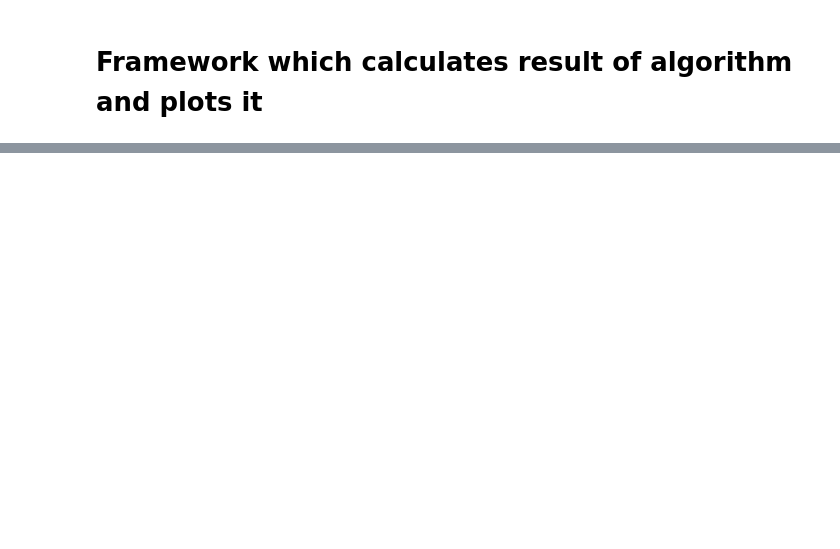
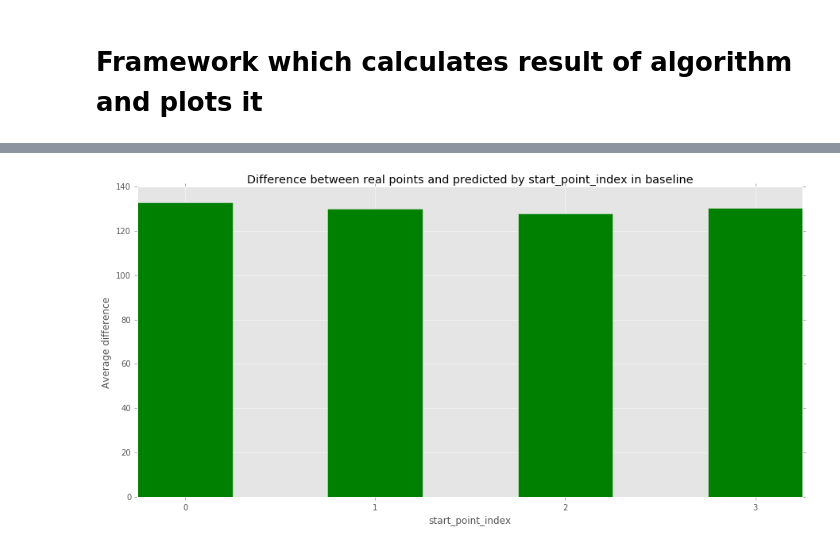
Before and after one commit to avgaydashenko/cuddly-robot, a Jupyter notebook: framework.ipynb, the cells around one changed output, grey strips where cells are left out. Drawn from its saved outputs; the diff is of its cells as text; code cells hidden in the pictures; blank space fills up the shorter version.

Commit message:
framework with old algorithms

```diff
--- a/framework.ipynb
+++ b/framework.ipynb
@@ -55,14 +55,14 @@ def framework(function, test_results, parameter_name, list_of_values, **other_pa
     result = []
 
     for i, value in enumerate(list_of_values):
-        print("{cur}/{num}: {time}".format(cur=i, num=len(list_of_values), time=strftime("%Y-%m-%d %H:%M:%S", localtime())))
+        print("{cur}/{num}: {time}".format(cur=i+1, num=len(list_of_values), time=strftime("%Y-%m-%d %H:%M:%S", localtime())))
         other_parameters[parameter_name] = value
         predicted_results = function(**other_parameters)
         np.save(log_file_name + str(value), predicted_results)
         result.append(distance(test_results, predicted_results))
 
     ind = list_of_values
-    width = 4
+    width = (list_of_values[1] - list_of_values[0]) / 2
     result_bar = plt.bar(ind, result, width, color='g')
 
     plt.ylabel('Average difference')
@@ -83,3 +83,27 @@ test_data = test_data[:5]
 
 train_results = train_data[5:10]
 train_data = train_data[:5]
+# %%
+def baseline(dataframe, start_point_index=0, number_of_points_to_return=5):
+    error_template = "Start point index should be less than last point. Start point index: {st}, last point index: {end}"
+    assert (start_point_index < len(dataframe) - 1), error_template.format(st=start_point_index, end=len(dataframe) - 1)
+
+    start_point = np.array(dataframe)[start_point_index]
+    last_but_one_point = np.array(dataframe)[-2]
+    end_point = np.array(dataframe)[-1]
+
+    distance = distance_for_each_point(end_point, start_point)
+    normalized_motion_vector = (end_point - start_point) / distance
+    normalized_motion_vector[np.where(distance == 0)] = 0
+    last_vector_length = distance_for_each_point(end_point, last_but_one_point)
+
+    motion_vector = normalized_motion_vector * last_vector_length
+    result = []
+    for i in range(number_of_points_to_return):
+        result.append(end_point + (i + 1) * motion_vector)
+
+    return np.array(result)
+# %%
+framework(function=baseline, test_results=test_results, parameter_name="start_point_index", list_of_values=range(4),
+          dataframe=test_data)
+# %% [output]
@@ -85,0 +114 @@ train_data = train_data[:5]
+[figure, added]
```
Also changed, not shown: parts of 3 cells of this notebook, 2 other files.
